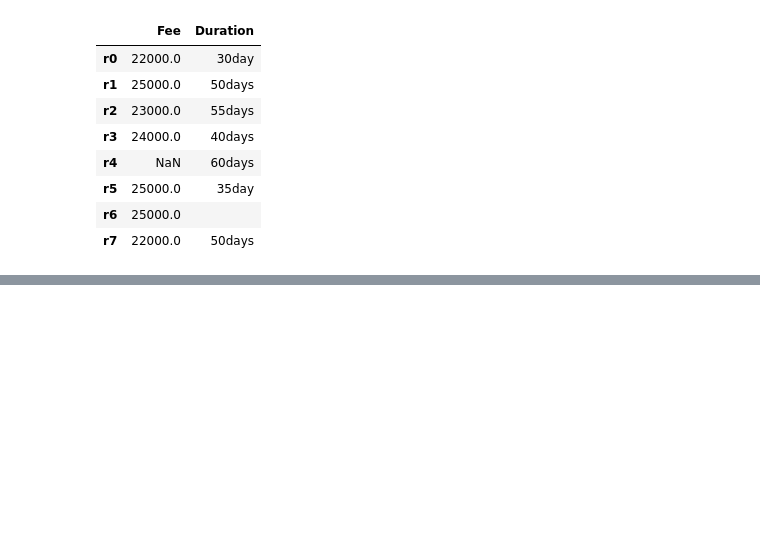
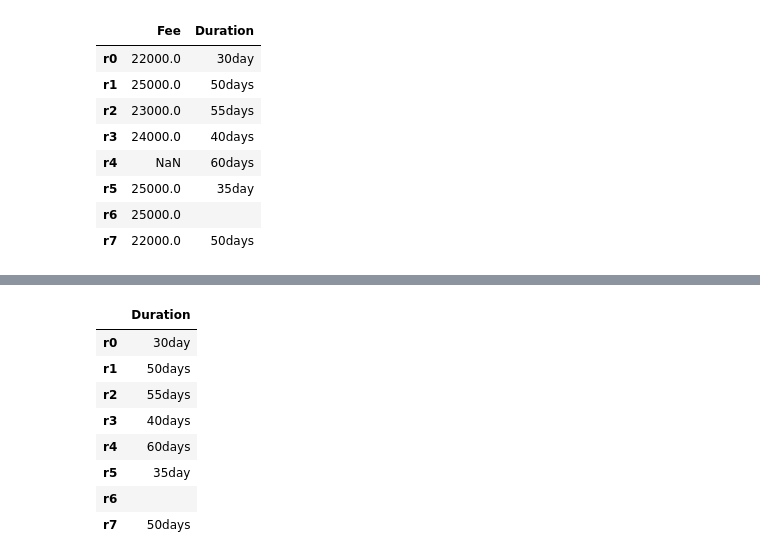
Before and after one commit to datascienceManager/PythonB1, a Jupyter notebook: Pandas_sparkbyexamples.com.ipynb, the cells around one changed output, grey strips where cells are left out. Cells and saved outputs as stored; diff of their text form; code cells hidden in the pictures; blank space fills up the shorter version.

```diff
--- a/Pandas_sparkbyexamples.com.ipynb
+++ b/Pandas_sparkbyexamples.com.ipynb
@@ -148,0 +213,14 @@ df[['Fee','Duration']]
+# %%
+# Note that items param is used to match on exact values. Use like param to match substring
+
+df.filter(like='ration',axis=1)
+# %% [output]
+|  | Duration |
+| r0 | 30day |
+| r1 | 50days |
+| r2 | 55days |
+| r3 | 40days |
+| r4 | 60days |
+| r5 | 35day |
+| r6 |  |
+| r7 | 50days |
```
Also changed, not shown: parts of 14 cells of this notebook.
